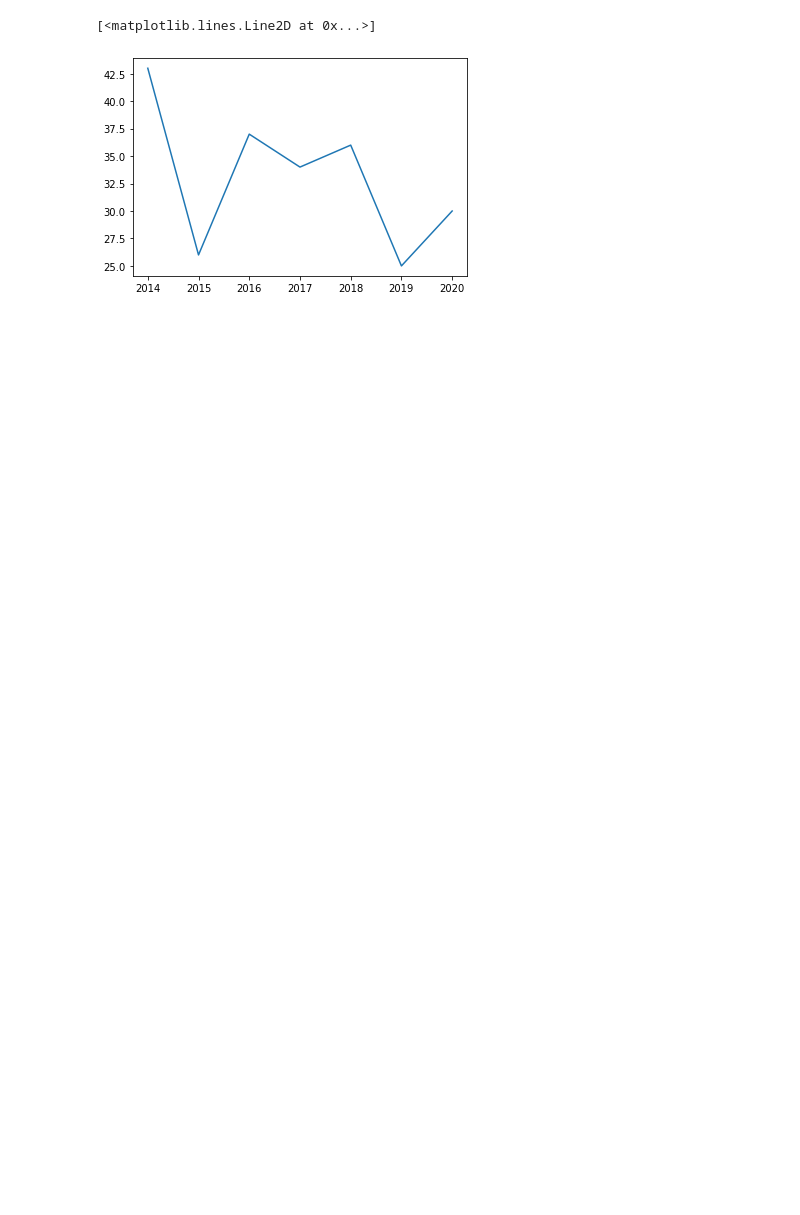
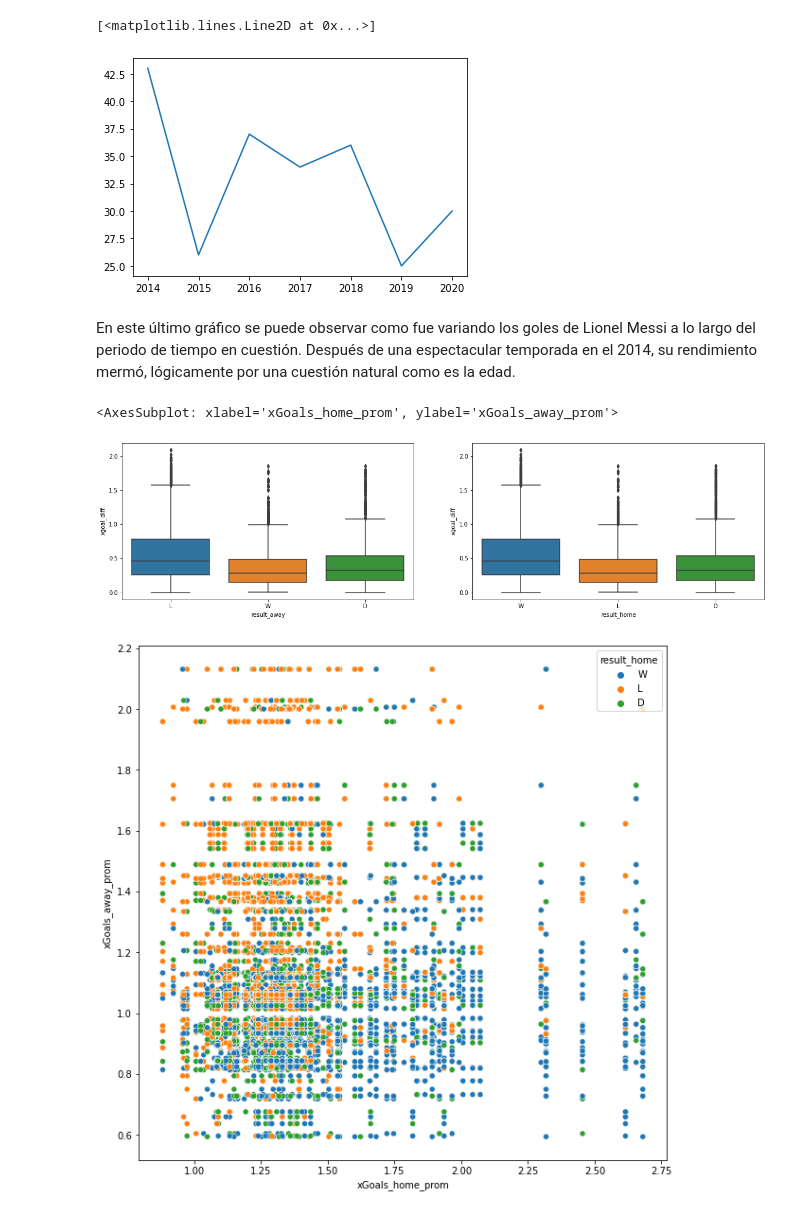
Before and after one commit to mcannoni/soccer_database, a Jupyter notebook: ProyectoDS_ParteI_+Cannoni+Poses.ipynb, the cells around one changed output. Drawn from its saved outputs; the diff is of its cells as text; code cells hidden in the pictures; blank space fills up the shorter version.

```diff
--- a/ProyectoDS_ParteI_+Cannoni+Poses.ipynb
+++ b/ProyectoDS_ParteI_+Cannoni+Poses.ipynb
@@ -233,3 +362,45 @@ ax1.plot(df_filtered[df_filtered['name'].str.contains("Lionel Messi")].season,
 # %% [output]
 [<matplotlib.lines.Line2D at 0x...>]
 [figure]
+# %% [markdown]
+En este último gráfico se puede observar como fue variando los goles de Lionel Messi a lo largo del periodo de tiempo en cuestión. Después de una espectacular temporada en el 2014, su rendimiento mermó, lógicamente por una cuestión natural como es la edad.
+# %%
+prom_home_xgoal=df_f_game.groupby(['homeTeamID'],as_index=False)
+prom_away_xgoal=df_f_game.groupby(['awayTeamID'],as_index=False)
+prom_home_xgoal=prom_home_xgoal['xGoals_home'].mean().sort_values(by="xGoals_home",ascending=False)
+prom_away_xgoal=prom_away_xgoal['xGoals_away'].mean().sort_values(by="xGoals_away",ascending=False)
+
+
+
+df_f_game=pd.merge(df_f_game,prom_home_xgoal,
+
+
+    left_on="homeTeamID",
+    right_on="homeTeamID",
+    suffixes=("", "_prom")
+  )
+
+
+df_f_game=pd.merge(df_f_game,prom_away_xgoal,
+
+
+    left_on="awayTeamID",
+    right_on="awayTeamID",
+    suffixes=("", "_prom")
+  )
+df_f_game
+
+
+df_f_game["xgoal_diff"]= abs(df_f_game["xGoals_home_prom"]  - df_f_game["xGoals_away_prom"])
+
+
+figbi, axesbi = plt.subplots(1, 2, figsize=(20, 5))
+sns.boxplot(x=df_f_game.result_away, y=df_f_game.xgoal_diff, data=df_f_game,ax=axesbi[0])
+sns.boxplot(x=df_f_game.result_home, y=df_f_game.xgoal_diff, data=df_f_game,ax=axesbi[1])
+figbi, axesbi = plt.subplots( figsize=(10, 10))
+
+sns.scatterplot(x=df_f_game.xGoals_home_prom, y=df_f_game.xGoals_away_prom, hue=df_f_game.result_home)
+# %% [output]
+<AxesSubplot: xlabel='xGoals_home_prom', ylabel='xGoals_away_prom'>
+[figure, added]
+[figure, added]
```
Also changed, not shown: parts of 29 cells of this notebook.
